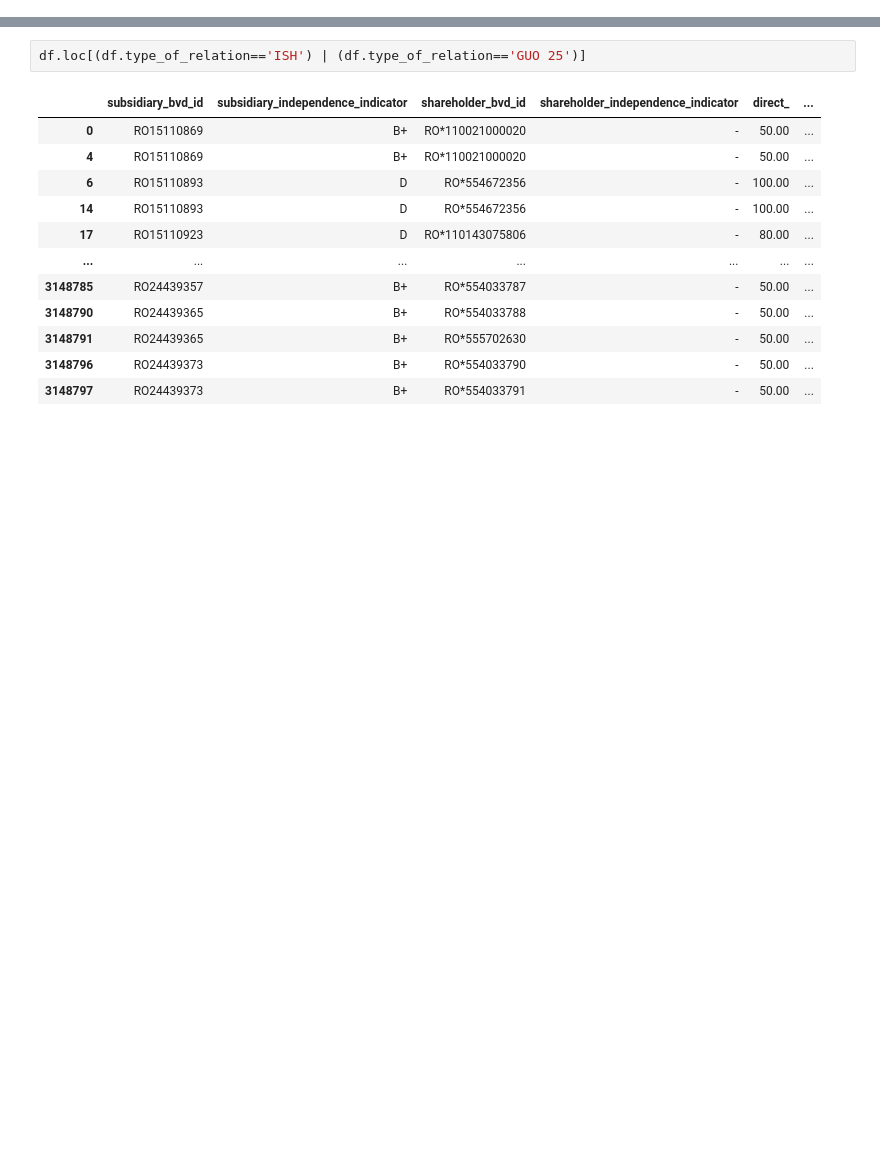
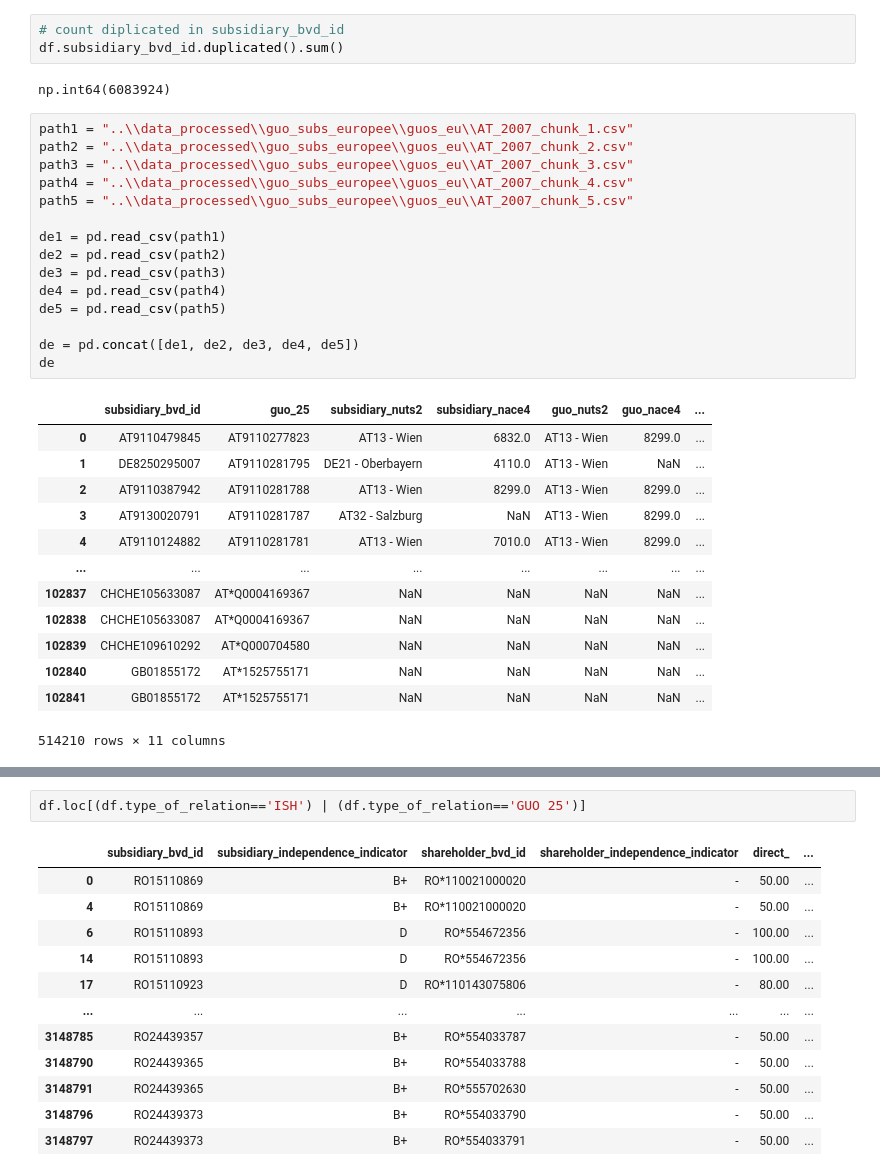
Before and after one commit to tommella90/DISEADE-data-moody-queries, a Jupyter notebook: queries/playground.ipynb, the cells around one changed output, grey strips where cells are left out. Drawn from its saved outputs; the diff is of its cells as text; blank space fills up the shorter version.

```diff
--- a/queries/playground.ipynb
+++ b/queries/playground.ipynb
@@ -9,0 +208,34 @@ contact_info = "..\\data_raw\\firmographics\\contact_info\\part-02360-54d921cc-a
+# %%
+# count diplicated in subsidiary_bvd_id
+df.subsidiary_bvd_id.duplicated().sum()
+# %% [output]
+np.int64(6083924)
+# %%
+path1 = "..\\data_processed\\guo_subs_europee\\guos_eu\\AT_2007_chunk_1.csv"
+path2 = "..\\data_processed\\guo_subs_europee\\guos_eu\\AT_2007_chunk_2.csv"
+path3 = "..\\data_processed\\guo_subs_europee\\guos_eu\\AT_2007_chunk_3.csv"
+path4 = "..\\data_processed\\guo_subs_europee\\guos_eu\\AT_2007_chunk_4.csv"
+path5 = "..\\data_processed\\guo_subs_europee\\guos_eu\\AT_2007_chunk_5.csv"
+
+de1 = pd.read_csv(path1)
+de2 = pd.read_csv(path2)
+de3 = pd.read_csv(path3)
+de4 = pd.read_csv(path4)
+de5 = pd.read_csv(path5)
+
+de = pd.concat([de1, de2, de3, de4, de5])
+de
+# %% [output]
+|  | subsidiary_bvd_id | guo_25 | subsidiary_nuts2 | subsidiary_nace4 | guo_nuts2 | guo_nace4 | ... |
+| 0 | AT9110479845 | AT9110277823 | AT13 - Wien | 6832.0 | AT13 - Wien | 8299.0 | ... |
+| 1 | DE8250295007 | AT9110281795 | DE21 - Oberbayern | 4110.0 | AT13 - Wien | NaN | ... |
+| 2 | AT9110387942 | AT9110281788 | AT13 - Wien | 8299.0 | AT13 - Wien | 8299.0 | ... |
+| 3 | AT9130020791 | AT9110281787 | AT32 - Salzburg | NaN | AT13 - Wien | 8299.0 | ... |
+| 4 | AT9110124882 | AT9110281781 | AT13 - Wien | 7010.0 | AT13 - Wien | 8299.0 | ... |
+| ... | ... | ... | ... | ... | ... | ... | ... |
+| 102837 | CHCHE105633087 | AT*Q0004169367 | NaN | NaN | NaN | NaN | ... |
+| 102838 | CHCHE105633087 | AT*Q0004169367 | NaN | NaN | NaN | NaN | ... |
+| 102839 | CHCHE109610292 | AT*Q000704580 | NaN | NaN | NaN | NaN | ... |
+| 102840 | GB01855172 | AT*1525755171 | NaN | NaN | NaN | NaN | ... |
+| 102841 | GB01855172 | AT*1525755171 | NaN | NaN | NaN | NaN | ... |
+514210 rows × 11 columns
```
Also changed, not shown: parts of 23 cells of this notebook, 28 other files.
